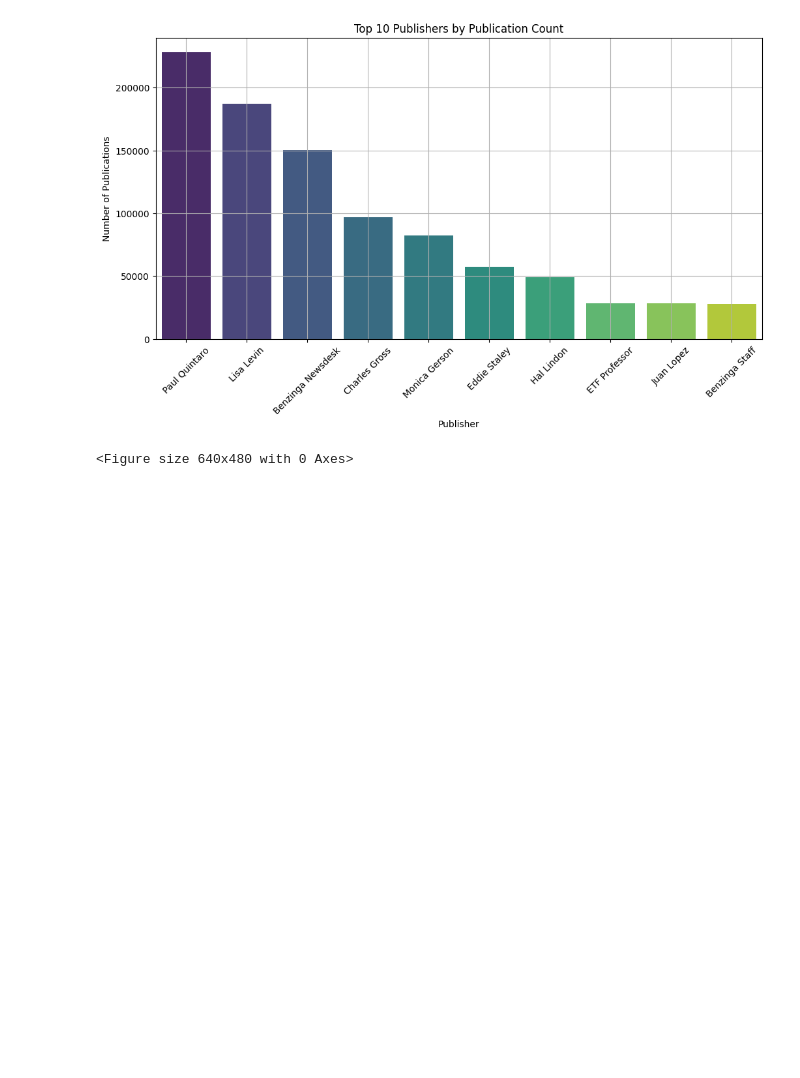
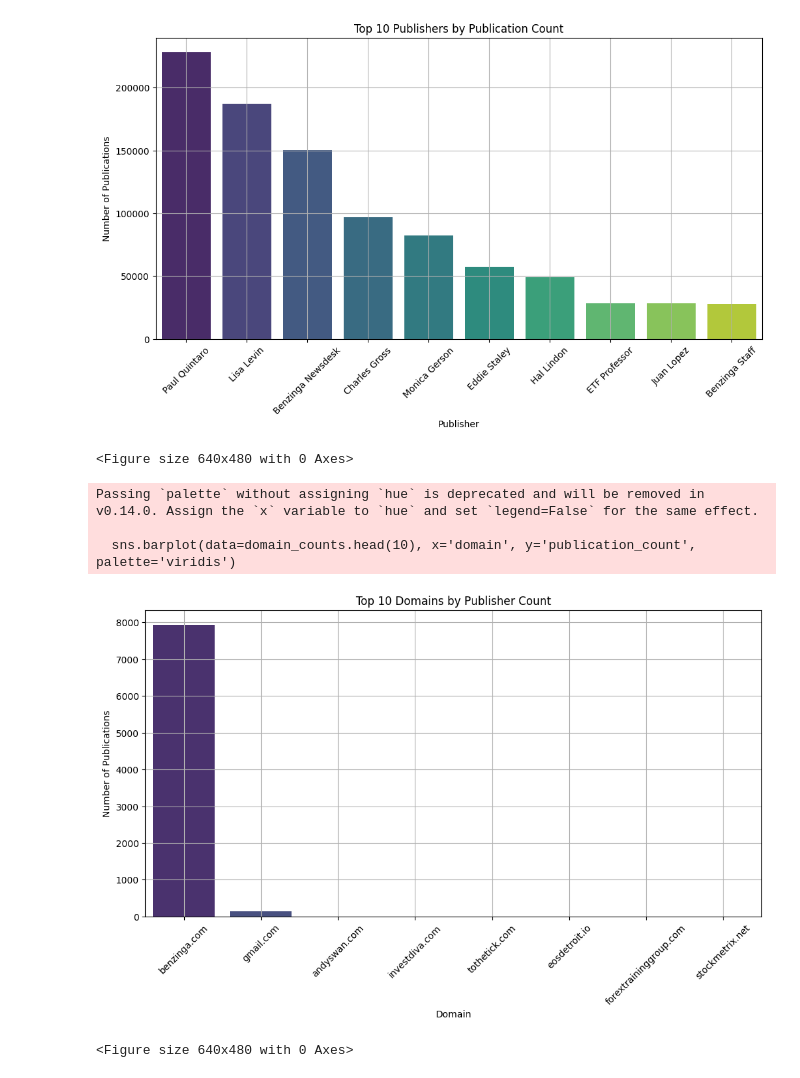
Before and after one commit to amare1990/stock-market-analysis, a Jupyter notebook: notebooks/Untitled.ipynb, the cells around one changed output. Drawn from its saved outputs; the diff is of its cells as text; code cells hidden in the pictures; blank space fills up the shorter version.

Commit message:
Add a method to show and visualize if there is a frequent publishers from certain domains

```diff
--- a/notebooks/Untitled.ipynb
+++ b/notebooks/Untitled.ipynb
@@ -22,3 +22,21 @@ Passing `palette` without assigning `hue` is deprecated and will be removed in v
   sns.barplot(data=publisher_counts.head(10), x=publisher_column, y='publication_count', palette='viridis')
 [figure]
 <Figure size 640x480 with 0 Axes>
+# %%
+import matplotlib.pyplot as plt
+from publisher_contribution import analyze_publisher_domains
+
+# If publisher names are email addresses, analyze publisher domains
+publisher_domains = analyze_publisher_domains(df, publisher_column='publisher')
+
+save_path = "plots/publishers_domain.png"
+os.makedirs(os.path.dirname(save_path), exist_ok=True)
+
+# Save the plot to the specified path
+plt.savefig(save_path)
+# %% [output]
+Passing `palette` without assigning `hue` is deprecated and will be removed in v0.14.0. Assign the `x` variable to `hue` and set `legend=False` for the same effect.
+
+  sns.barplot(data=domain_counts.head(10), x='domain', y='publication_count', palette='viridis')
+[figure, added]
+<Figure size 640x480 with 0 Axes>
```
Also changed, not shown: 1 other file.
